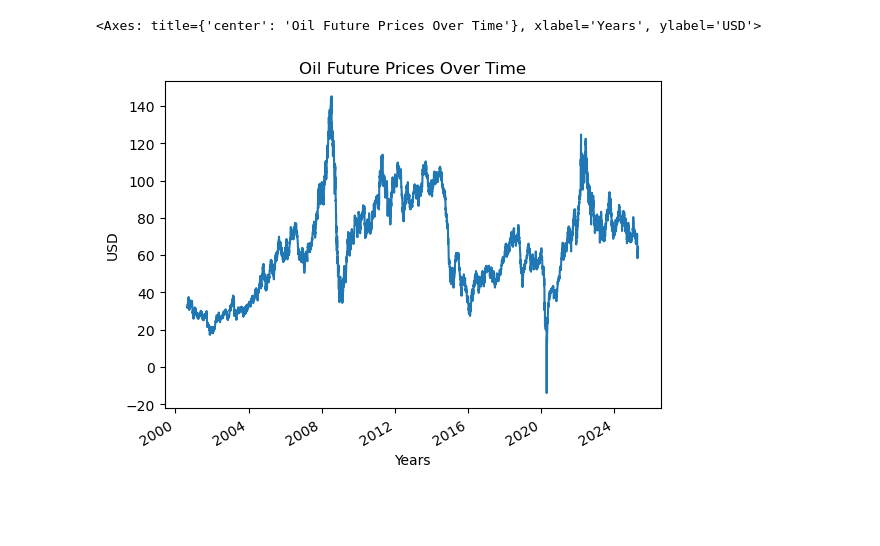
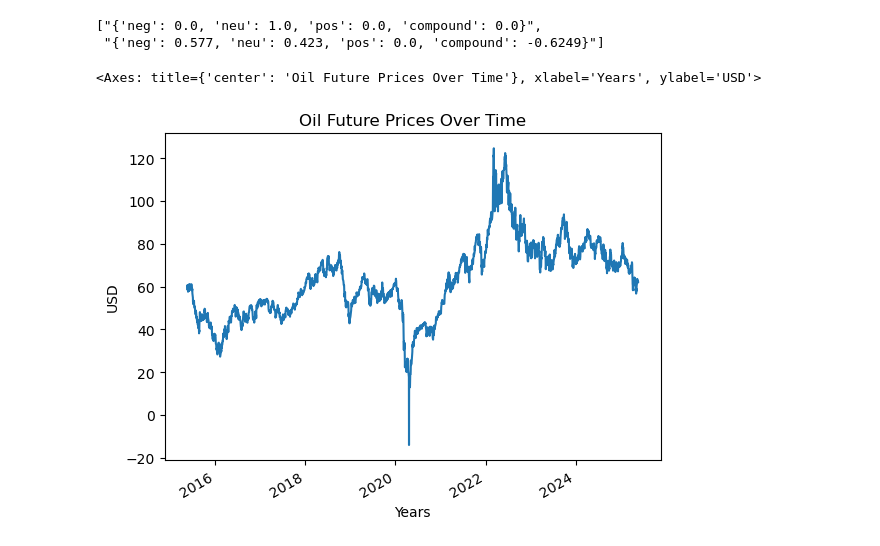
Before and after one commit to sid-081205/sentiment-project, a Jupyter notebook: data_collection.ipynb, the cells around one changed output. Saved outputs shown, nothing was run; the diff lists cells and outputs as text; code cells hidden in the pictures; blank space fills up the shorter version.

```diff
--- a/data_collection.ipynb
+++ b/data_collection.ipynb
@@ -14,17 +14,26 @@ import pytz
 import sqlite3
 # %% [output]
 [interactive output not drawn]
+# %%
+sentences = ["siddharth is v", "siddharth is the worst"]
+analyzer = SentimentIntensityAnalyzer()
+sentiments = []
+for sentence in sentences:
+    sentiments.append(str(analyzer.polarity_scores(sentence)))
+
+sentiments
+# %% [output]
+["{'neg': 0.0, 'neu': 1.0, 'pos': 0.0, 'compound': 0.0}",
+ "{'neg': 0.577, 'neu': 0.423, 'pos': 0.0, 'compound': -0.6249}"]
 # %%
 dat = yf.Ticker("CL=F") # oil futures are an accurate way to determine the effect of sentiment
 
-oil_df = dat.history(period="max")
-
-oil_df
+oil_df = dat.history(period="10y")
 
 oil_df['Open'].plot(title='Oil Future Prices Over Time', xlabel='Years', ylabel = "USD")
 # %% [output]
 <Axes: title={'center': 'Oil Future Prices Over Time'}, xlabel='Years', ylabel='USD'>
-[figure, old version]
+[figure, new version]
 # %%
 def get_news(base_url):
     response = requests.get(base_url)
```
Also changed, not shown: parts of 8 cells of this notebook, 3 other files.
